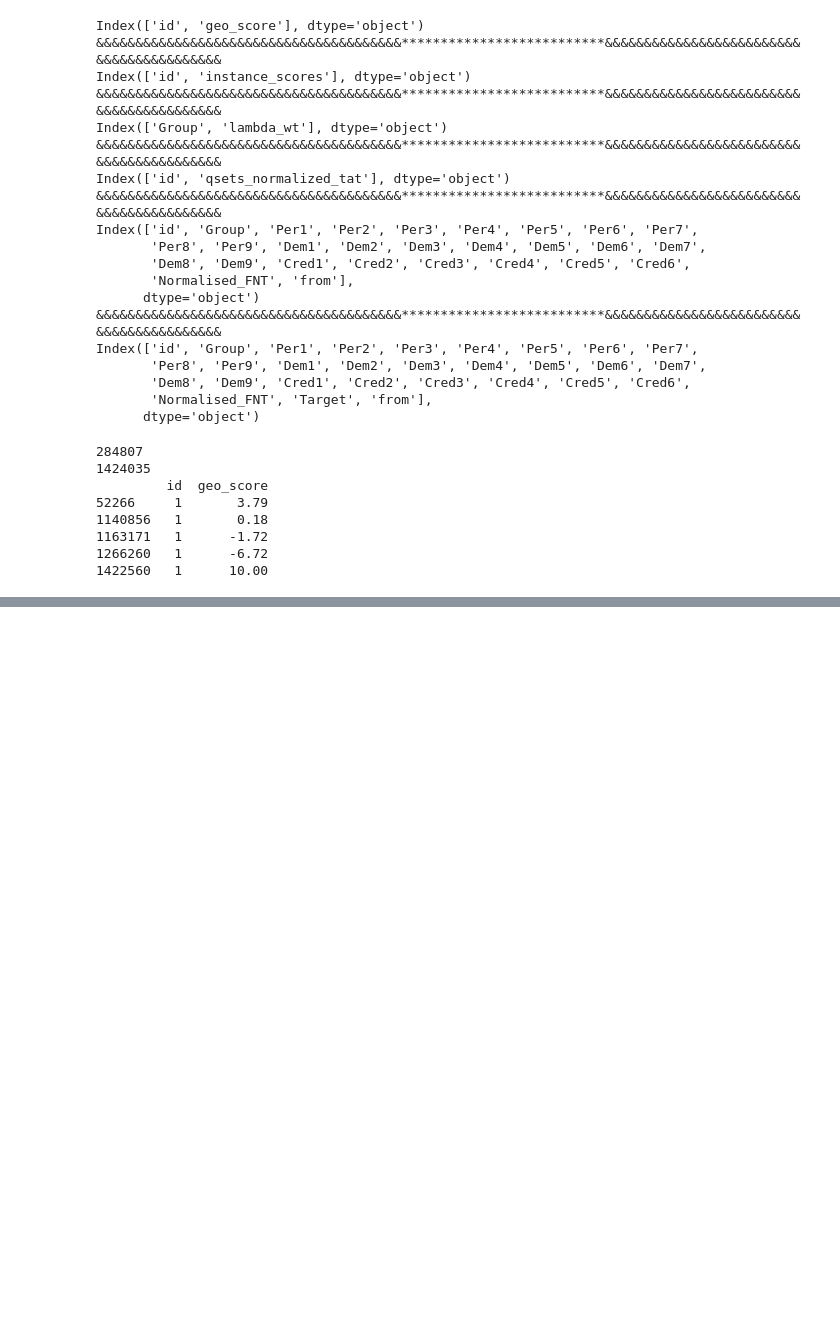
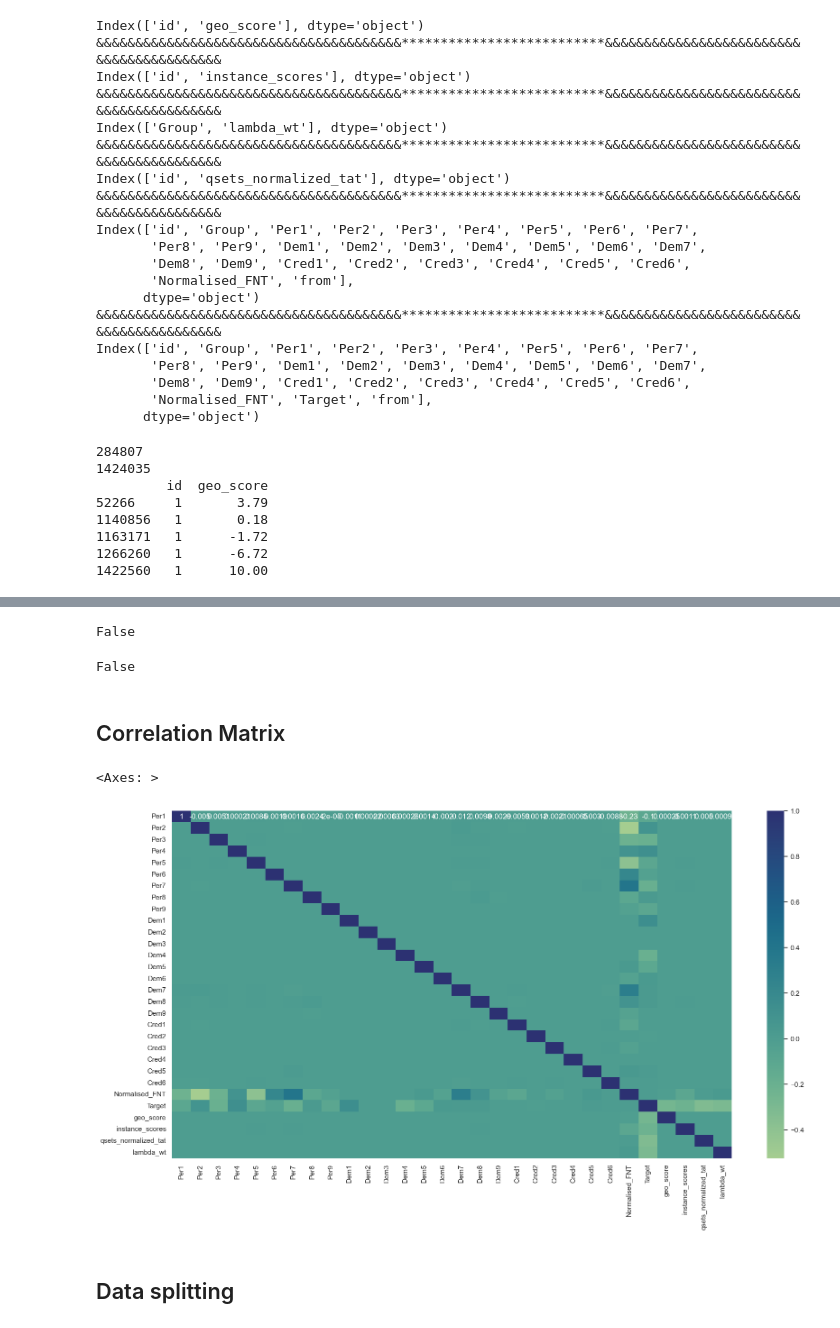
Before and after one commit to L-z-r-s/Banking-Fraud, a Jupyter notebook: Banking fraud.ipynb, the cells around one changed output, grey strips where cells are left out. Saved outputs shown, nothing was run; the diff lists cells and outputs as text; code cells hidden in the pictures; blank space fills up the shorter version.

```diff
--- a/Banking fraud.ipynb
+++ b/Banking fraud.ipynb
@@ -259,0 +336,2 @@ print(geo[geo['id']==1])
+# %%
+Total_data=pd.merge(Total_data , qset, on='id', how='left')
@@ -259,0 +355,2 @@ print(geo[geo['id']==1])
+# %%
+Total_data=pd.merge(Total_data , lambdawts, on='Group', how='left')
@@ -259,0 +387,2 @@ print(geo[geo['id']==1])
+# %%
+Train_data=Total_data[Total_data['from']=='train']
@@ -259,0 +391,2 @@ print(geo[geo['id']==1])
+# %%
+Train_data.drop(['id','from',"Group"],axis=1,inplace=True)
@@ -259,0 +427,18 @@ print(geo[geo['id']==1])
+# %%
+Train_data.isna().sum().any()
+# %% [output]
+False
+# %%
+Test_data.isnull().sum().any()
+# %% [output]
+False
+# %% [markdown]
+## Correlation Matrix
+# %%
+plt.figure(figsize=(20,10))
+sns.heatmap(Train_data.corr(), annot=True, cmap="crest")
+# %% [output]
+<Axes: >
+[figure, added]
+# %% [markdown]
+## Data splitting
```
Also changed, not shown: parts of 75 cells of this notebook.
